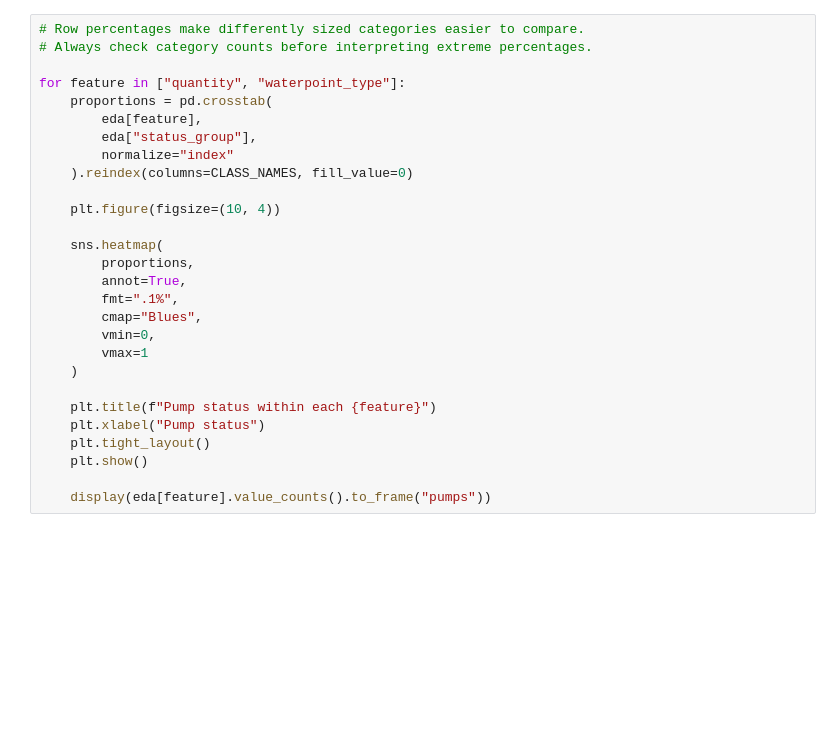
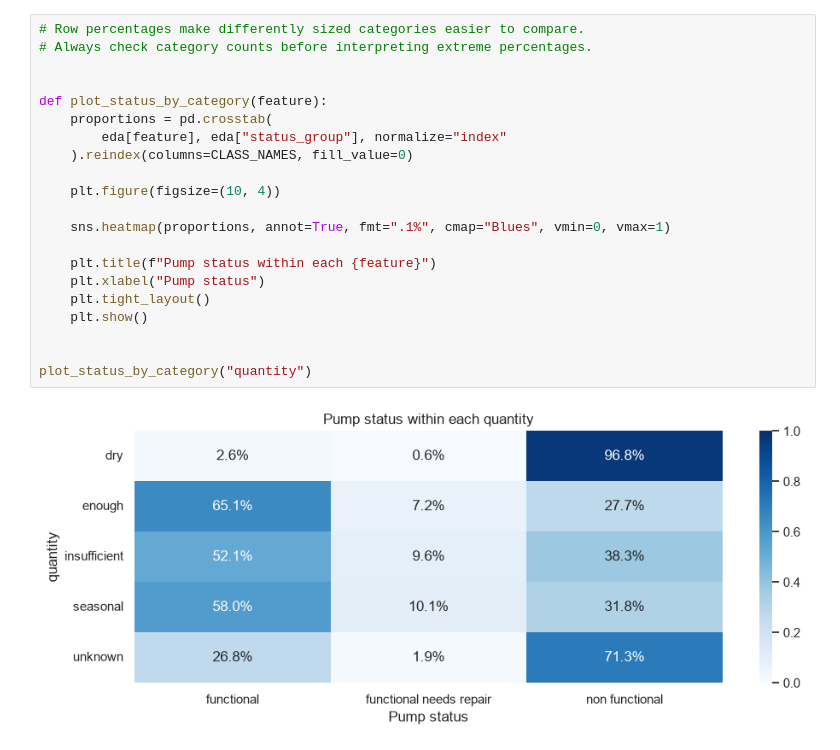
Before and after one commit to Mayedyr/pump-it-up-water-pumps, a Jupyter notebook: notebooks/project.ipynb, the cells around one changed output. Drawn from its saved outputs; the diff is of its cells as text; blank space fills up the shorter version.

```diff
--- a/notebooks/project.ipynb
+++ b/notebooks/project.ipynb
@@ -202,28 +235,23 @@ display(pd.DataFrame({
 # %%
 # Row percentages make differently sized categories easier to compare.
 # Always check category counts before interpreting extreme percentages.
 
-for feature in ["quantity", "waterpoint_type"]:
+
+def plot_status_by_category(feature):
     proportions = pd.crosstab(
-        eda[feature],
-        eda["status_group"],
-        normalize="index"
+        eda[feature], eda["status_group"], normalize="index"
     ).reindex(columns=CLASS_NAMES, fill_value=0)
 
     plt.figure(figsize=(10, 4))
 
-    sns.heatmap(
-        proportions,
-        annot=True,
-        fmt=".1%",
-        cmap="Blues",
-        vmin=0,
-        vmax=1
-    )
+    sns.heatmap(proportions, annot=True, fmt=".1%", cmap="Blues", vmin=0, vmax=1)
 
     plt.title(f"Pump status within each {feature}")
     plt.xlabel("Pump status")
     plt.tight_layout()
     plt.show()
 
-    display(eda[feature].value_counts().to_frame("pumps"))
+
+plot_status_by_category("quantity")
+# %% [output]
+[figure, added]
```
Also changed, not shown: parts of 39 cells of this notebook, 3 other files.
